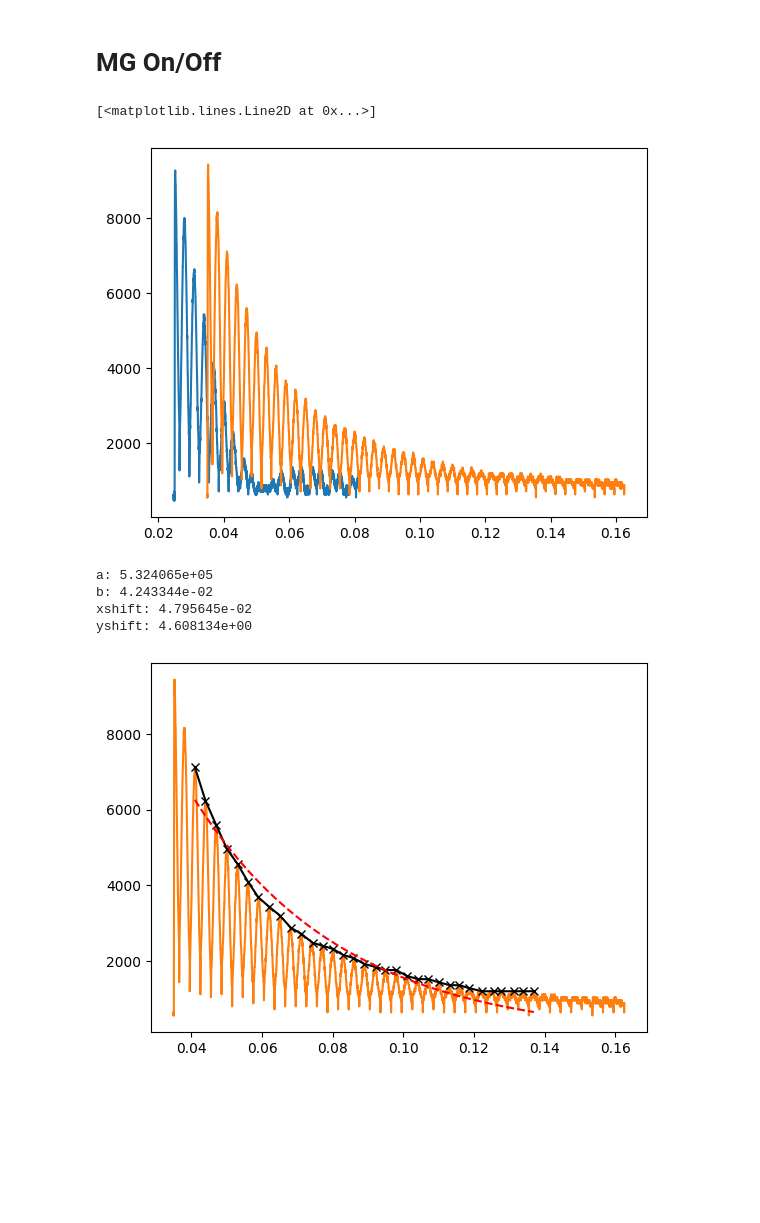
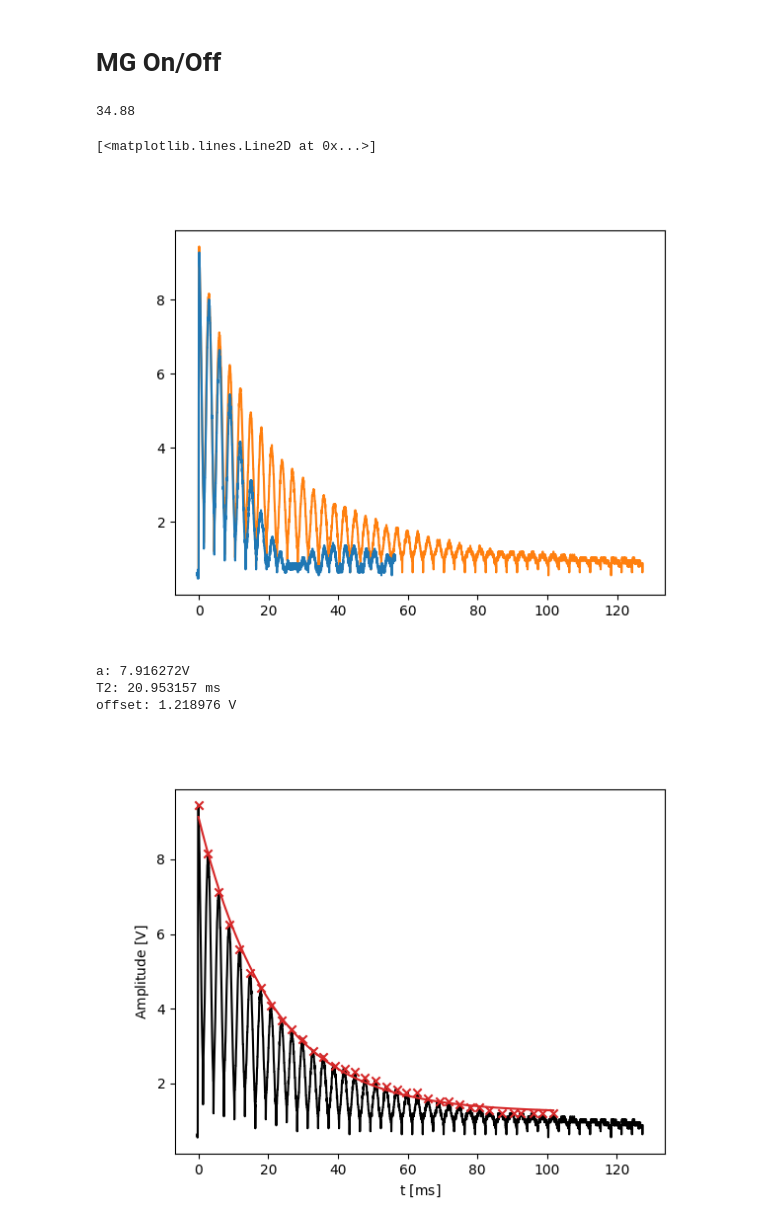
Before and after one commit to benjaminorthner/quantumlab, a Jupyter notebook: nmr/nmr.ipynb, the cells around one changed output. Cells and saved outputs as stored; diff of their text form; code cells hidden in the pictures; blank space fills up the shorter version.

```diff
--- a/nmr/nmr.ipynb
+++ b/nmr/nmr.ipynb
@@ -147,0 +243,6 @@ T2: 1.114e+01 ms
+# %%
+gamma = 267.522e6
+T2_star = 0.82779e-3
+T2 = 11.142e-3
+B= -2/gamma * (1/T2 - 1/T2_star)
+print(f"{B:.10e}")
@@ -148,6 +251,7 @@ T2: 1.114e+01 ms
 # %% [markdown]
 # MG On/Off
 # %%
+plt.close()
 dataframeOn = read_csv("MultiplePulses_MG_ON.csv", names=["Tau","Volt"])
 dataframeOn.drop(dataframeOn.index[[0,1,2]], inplace=True)
 dataframeOn = dataframeOn.astype(float)
@@ -156,42 +260,52 @@ dataframeOff = read_csv("MultiplePulses_MG_OFF.csv", names=["Tau","Volt"])
 dataframeOff.drop(dataframeOff.index[[0,1,2]], inplace=True)
 dataframeOff = dataframeOff.astype(float)
 
-xOff, yOff = dataframeOff.values[1228:, 0], dataframeOff.values[1228:, 1]
-xOn, yOn = dataframeOn.values[871:, 0], dataframeOn.values[871:, 1]
+xOff, yOff = 1e3*dataframeOff.values[1228:, 0], 1e-3*dataframeOff.values[1228:, 1]
+xOn, yOn = 1e3*dataframeOn.values[871:, 0], 1e-3*dataframeOn.values[871:, 1]
 
+peaksOn = find_peaks(yOn, threshold=0, distance=50)[0]
+peaksOff = find_peaks(yOff, threshold=0, distance=50)[0]
+
+print(xOn[0])
+xOn -= xOn[peaksOn[0]]
+xOff -= xOff[peaksOff[0]]
 plt.plot(xOff, yOff)
-plt.plot(xOn, yOn)
+plt.plot(xOn, yOn, zorder=-1)
 # %% [output]
-[<matplotlib.lines.Line2D at 0x...>]
+34.88
+[<matplotlib.lines.Line2D at 0x...>]
-[figure, old version]
+[figure, new version]
 # %%
+plt.close()
 # Find peaks (needed to plot envelope)
 peaksOn = find_peaks(yOn, threshold=0, distance=50)[0]
 
-xPeakOn = [xOn[i] for i in peaksOn][2:-10]
-yPeakOn = [yOn[i] for i in peaksOn][2:-10]
+xPeakOn = [xOn[i] for i in peaksOn][:-10]
+yPeakOn = [yOn[i] for i in peaksOn][:-10]
 
-plt.plot(xOn, yOn, c="C1")
-plt.plot(xPeakOn, yPeakOn, c="black", marker="x")
+plt.plot(xOn, yOn, c="k")
+plt.scatter(xPeakOn, yPeakOn, c="C3", marker="x", zorder=101)
 
-def exp_function(x, a, b, xshift, yshift):
-    return a*np.exp(-(x-xshift) / b -yshift)
+def exp_function(x, a, T2, offset):
+    return a*np.exp(-x / (T2)) + offset
 
 # Do the fit
-initialguess = 9e4, 0.01, 0.001, 10
-(a, b, xshift, yshift), _ = curve_fit(exp_function, xPeakOn, yPeakOn, initialguess)
+initialguess = 9, 20, 2
+(a, T2, offset), _ = curve_fit(exp_function, xPeakOn, yPeakOn, initialguess)
 
 # Plot result
 x_fit_line = np.linspace(min(xPeakOn), max(xPeakOn), num=1000)
-y_fit_line = exp_function(x_fit_line, a, b, xshift, yshift)
+y_fit_line = exp_function(x_fit_line, a, T2, offset)
 
-plt.plot(x_fit_line, y_fit_line, '--', c='red')
+plt.plot(x_fit_line, y_fit_line, '-', c='C3', zorder=100)
 
-print(f"a: {a:e}\nb: {b:e}\nxshift: {xshift:e} \nyshift: {yshift:e}")
+print(f"a: {a:f}V \nT2: {T2 :f} ms\noffset: {offset:f} V")
+plt.xlabel(r"t $[\mathrm{ms}]$")
+plt.ylabel(r"Amplitude $[\mathrm{V}]$")
+plt.savefig("plots/mgOn", dpi=300, bbox_inches='tight', pad_inches=0.05)
 # %% [output]
-a: 5.324065e+05
-b: 4.243344e-02
-xshift: 4.795645e-02
-yshift: 4.608134e+00
+a: 7.916272V
+T2: 20.953157 ms
+offset: 1.218976 V
-[figure, old version]
+[figure, new version]
 # %%
```
Also changed, not shown: parts of 8 cells of this notebook, 2 other files.
